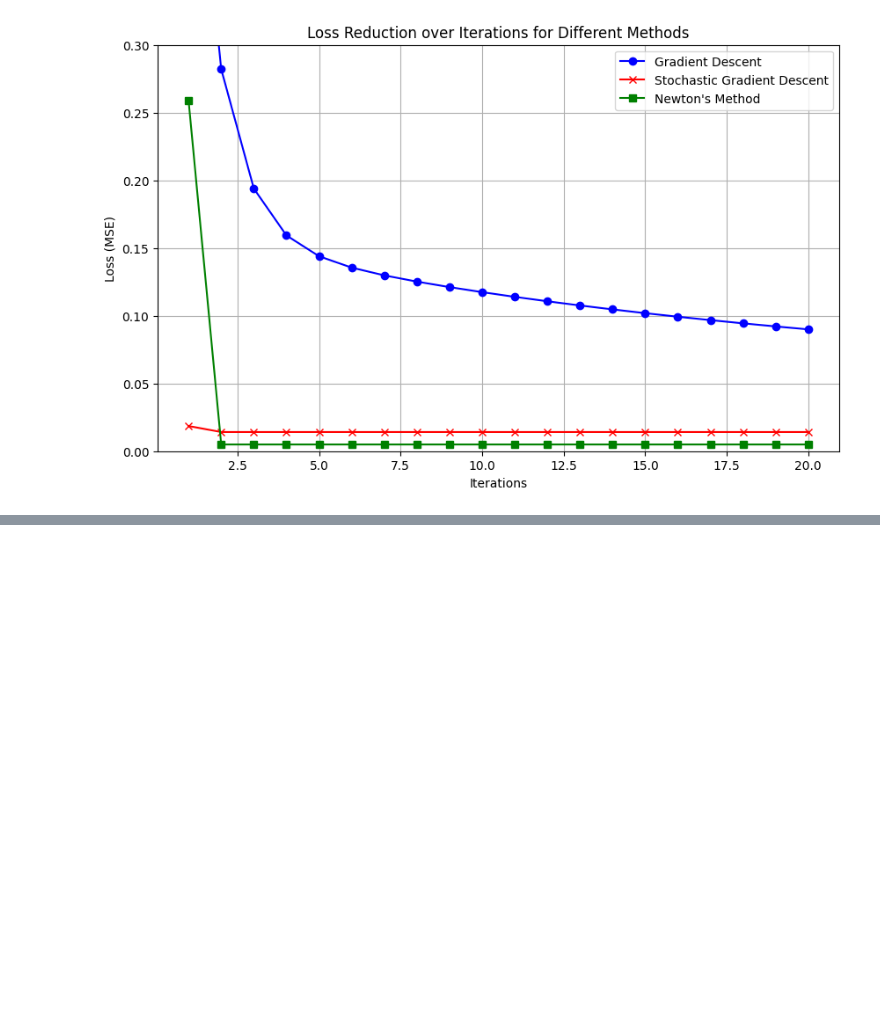
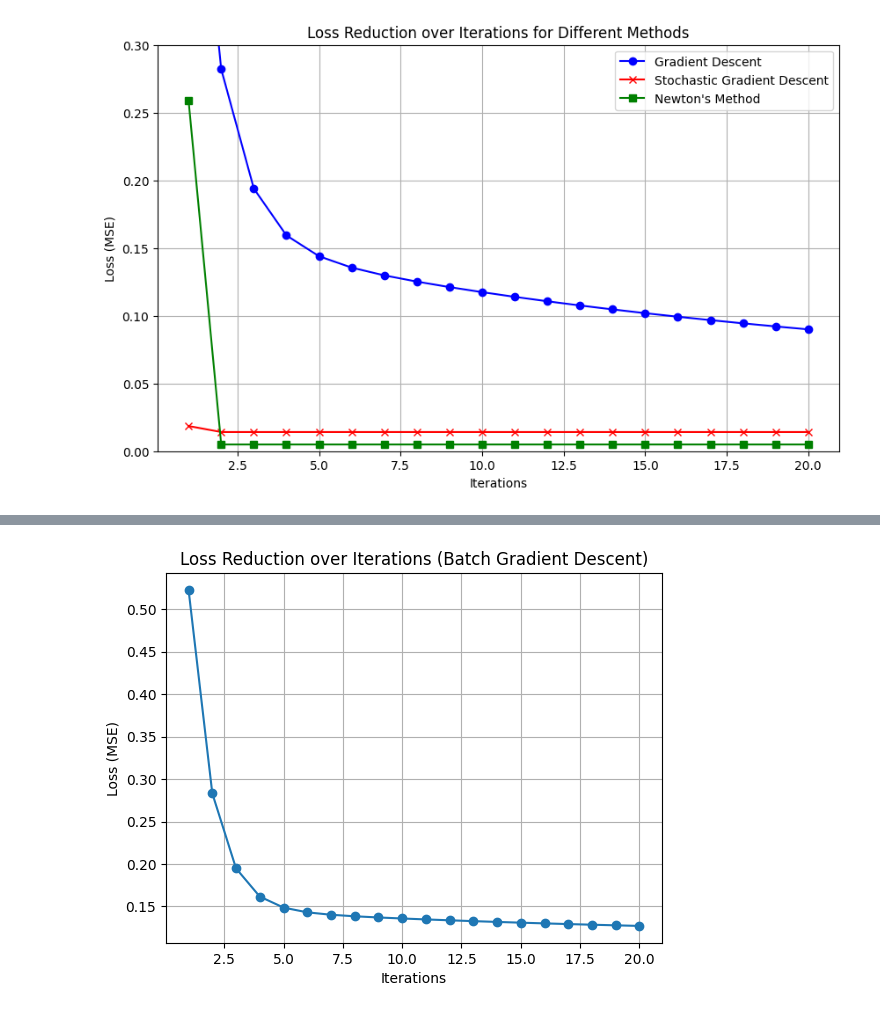
Before and after one commit to uvinduuu/EN3150-PatternRecognition, a Jupyter notebook: Assignment 2/Assognment02.ipynb, the cells around one changed output, grey strips where cells are left out. Cells and saved outputs as stored; diff of their text form; code cells hidden in the pictures; blank space fills up the shorter version.

```diff
--- a/Assignment 2/Assognment02.ipynb
+++ b/Assignment 2/Assognment02.ipynb
@@ -832,3 +832,52 @@ plt.legend()
 plt.show()
 # %% [output]
 [figure]
+# %%
+import numpy as np
+import matplotlib.pyplot as plt
+from sklearn.datasets import make_blobs
+
+# Generate synthetic data with updated centers
+np.random.seed(0)
+centers = [[3, 0], [5, 1.5]]
+X, y = make_blobs(n_samples=2000, centers=centers, random_state=5)
+
+# Add a bias term to X
+X = np.c_[np.ones(X.shape[0]), X]  # Adding a column of ones for the bias
+
+# Initialize weights randomly
+np.random.seed(1)
+weights = np.random.normal(0, 0.01, X.shape[1])  # Small random values
+
+# Hyperparameters
+learning_rate = 0.01
+n_iterations = 20
+loss_history = []
+
+# Batch Gradient Descent
+for iteration in range(n_iterations):
+    # Predictions
+    predictions = X.dot(weights)
+
+    # Calculate the loss (Mean Squared Error)
+    error = predictions - y
+    loss = np.mean((error) ** 2)
+    loss_history.append(loss)
+
+    # Calculate the gradients
+    gradients = (2 / X.shape[0]) * X.T.dot(error)
+
+    # Update weights
+    weights -= learning_rate * gradients
+
+    # Print the loss for every iteration
+    print(f"Iteration {iteration + 1}/{n_iterations}, Loss: {loss:.4f}")
+
+# Plotting the loss history
+plt.plot(range(1, n_iterations + 1), loss_history, marker='o')
+plt.xlabel('Iterations')
+plt.ylabel('Loss (MSE)')
+plt.title('Loss Reduction over Iterations (Batch Gradient Descent)')
+plt.grid()
+plt.show()
+# %% [output]
@@ -834,0 +904 @@ plt.show()
+[figure, added]
```
Also changed, not shown: parts of 1 cell of this notebook, 1 other file.
